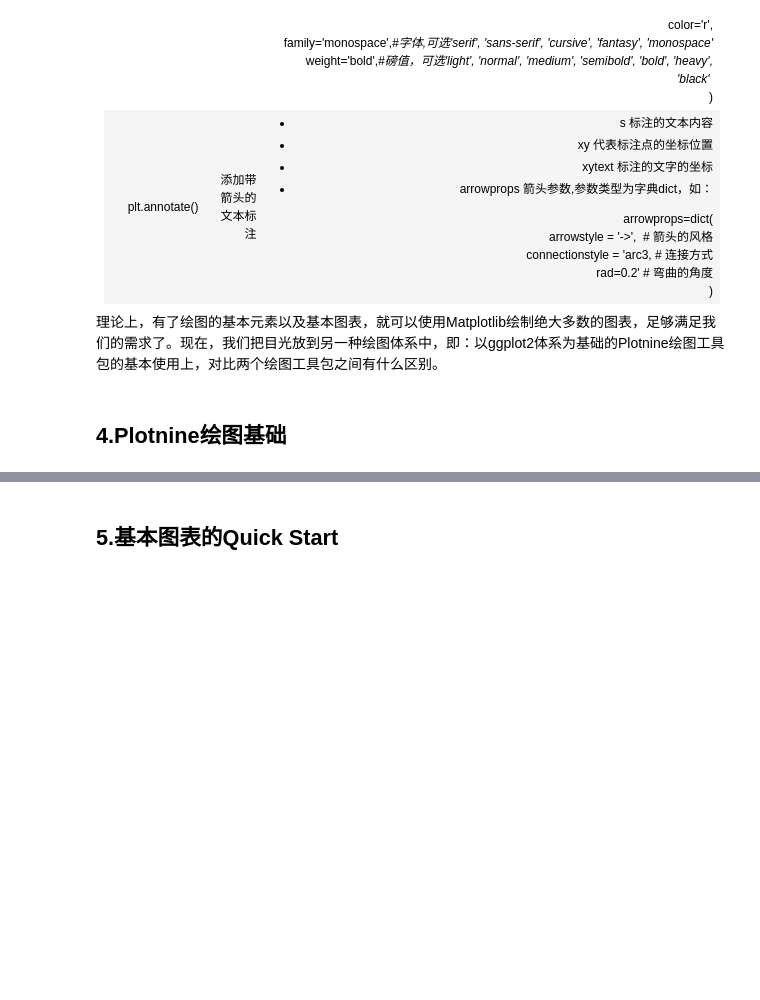
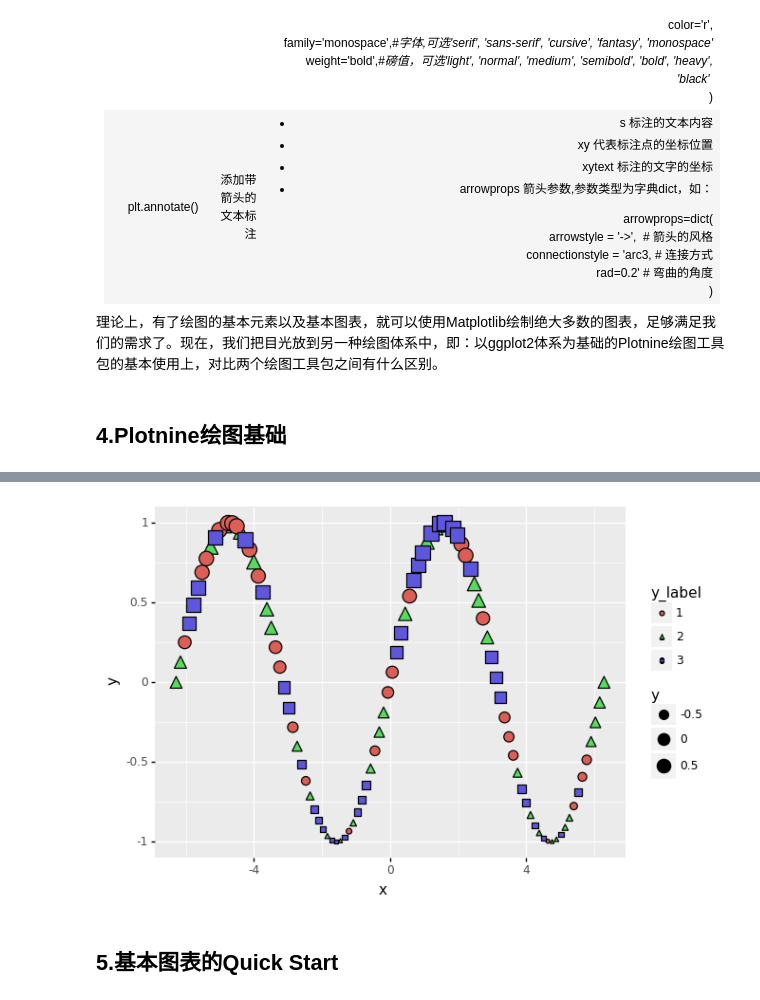
Before and after one commit to Git-Model/Modeling-Universe, a Jupyter notebook: Data-Story/统计分析之数据可视化/数据可视化之plotnine.ipynb, the cells around one changed output, grey strips where cells are left out. Saved outputs shown, nothing was run; the diff lists cells and outputs as text; code cells hidden in the pictures; blank space fills up the shorter version.

```diff
--- a/Data-Story/统计分析之数据可视化/数据可视化之plotnine.ipynb
+++ b/Data-Story/统计分析之数据可视化/数据可视化之plotnine.ipynb
@@ -905,3 +912,18 @@ plt.show()
+# %%
+# 准备数据
+x = np.linspace(-2*np.pi, 2*np.pi, 100)
+y = np.sin(x)
+y_label = np.random.choice(['1','2','3'], 100)
+data = pd.DataFrame({'x':x, 'y':y, 'label':y_label})
+
+# 绘制散点图geom_point()
+p1 = (
+    ggplot(data, aes(x='x', y='y', fill='y_label', size='y', shape='y_label'))+
+    geom_point()
+)
+print(p1)
+# %% [output]
+[figure, added]
 # %% [markdown]
 ## 5.基本图表的Quick Start
 # %% [markdown]
```
Also changed, not shown: parts of 7 cells of this notebook.
